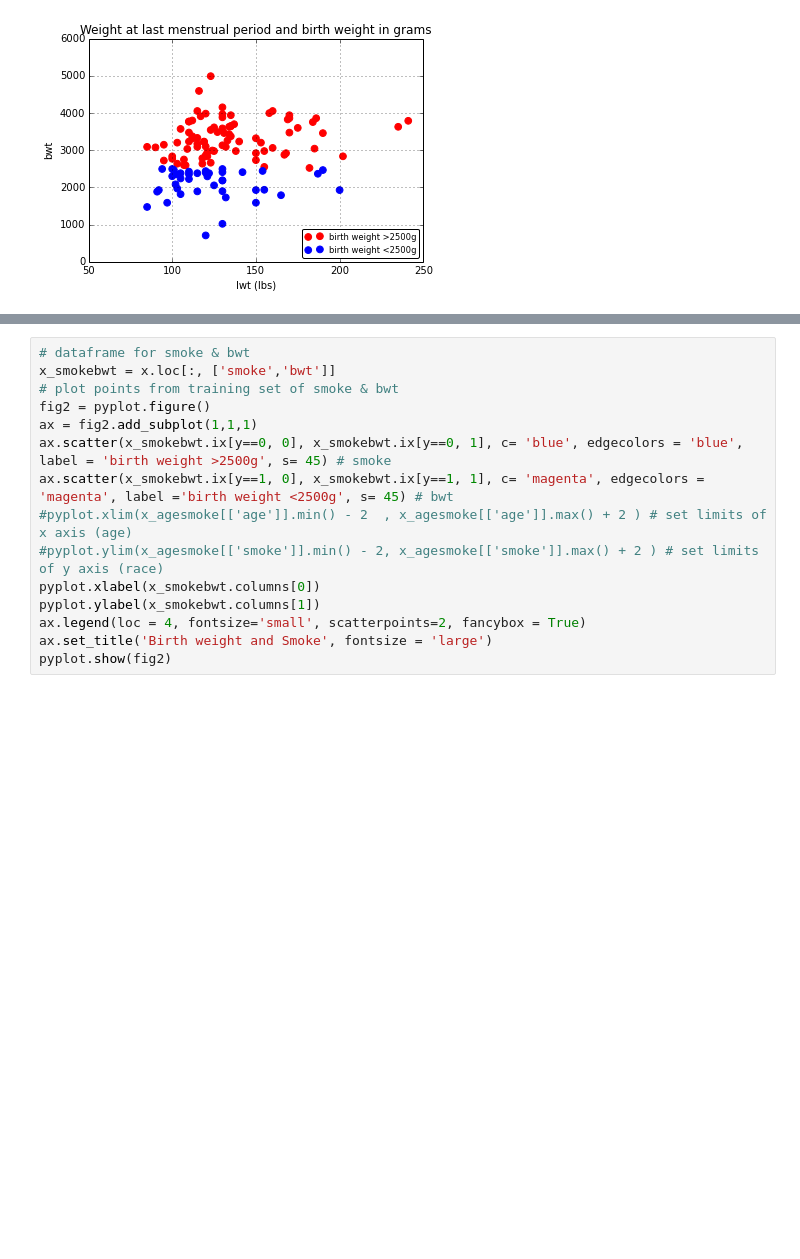
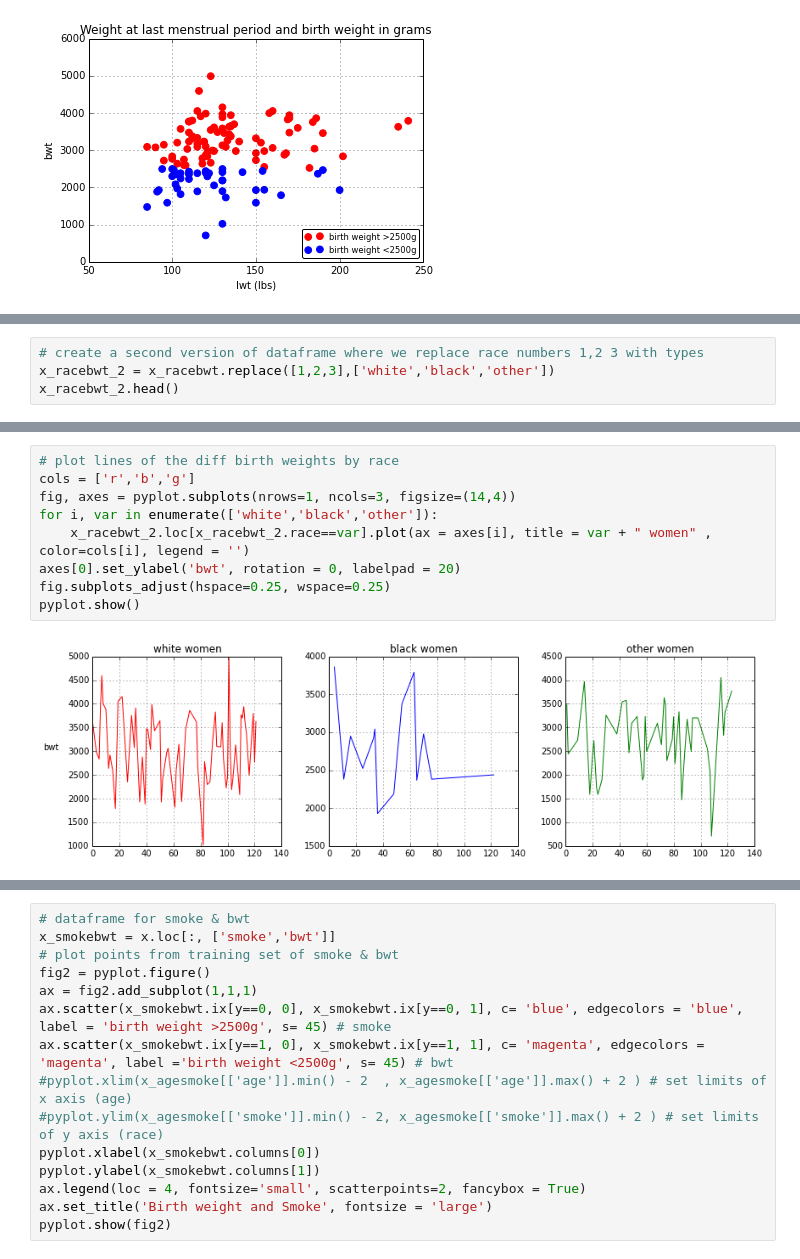
Before and after one commit to Gabya06/datascience, a Jupyter notebook: LogisticRegression/LogisticRegression-LowBirthWeight.ipynb, the cells around one changed output, grey strips where cells are left out. Cells and saved outputs as stored; diff of their text form; blank space fills up the shorter version.

```diff
--- a/LogisticRegression/LogisticRegression-LowBirthWeight.ipynb
+++ b/LogisticRegression/LogisticRegression-LowBirthWeight.ipynb
@@ -379,3 +367,7 @@ black.plot(ax = axes[0,1], color='b');axes[0,1].set_title("Black women"); axes[0
 other.plot(ax = axes[1,0], color ='y');axes[1,0].set_title("Other women"); axes[1,0].legend().set_visible(False)
 # %% [output]
 [figure]
+# %%
+# create a second version of dataframe where we replace race numbers 1,2 3 with types
+x_racebwt_2 = x_racebwt.replace([1,2,3],['white','black','other'])
+x_racebwt_2.head()
@@ -381,0 +399,11 @@ other.plot(ax = axes[1,0], color ='y');axes[1,0].set_title("Other women"); axes[
+# %%
+# plot lines of the diff birth weights by race
+cols = ['r','b','g']
+fig, axes = pyplot.subplots(nrows=1, ncols=3, figsize=(14,4))
+for i, var in enumerate(['white','black','other']):
+    x_racebwt_2.loc[x_racebwt_2.race==var].plot(ax = axes[i], title = var + " women" , color=cols[i], legend = '')
+axes[0].set_ylabel('bwt', rotation = 0, labelpad = 20)
+fig.subplots_adjust(hspace=0.25, wspace=0.25)
+pyplot.show()
+# %% [output]
+[figure, added]
```
Also changed, not shown: parts of 24 cells of this notebook.
